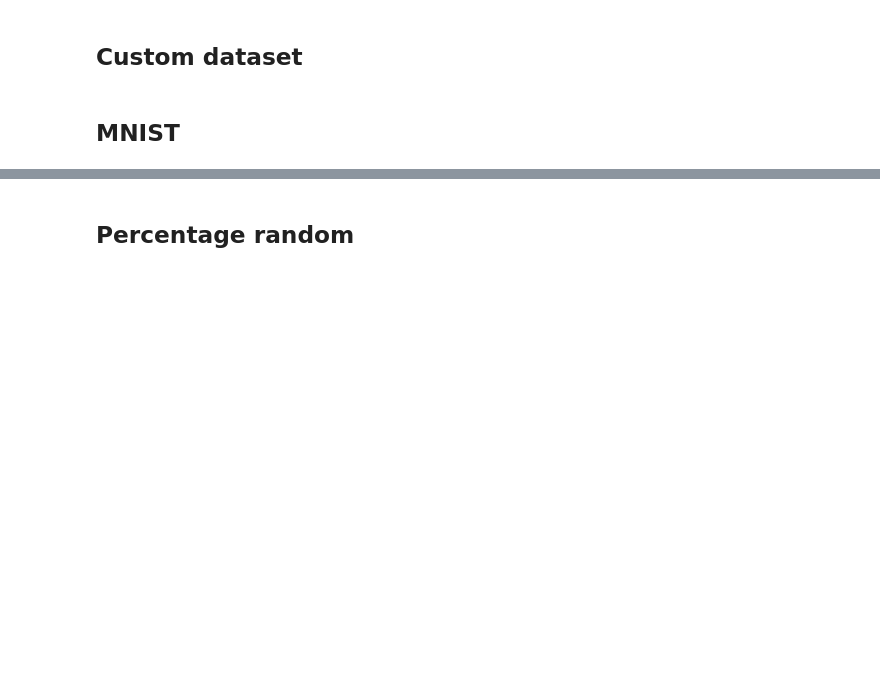
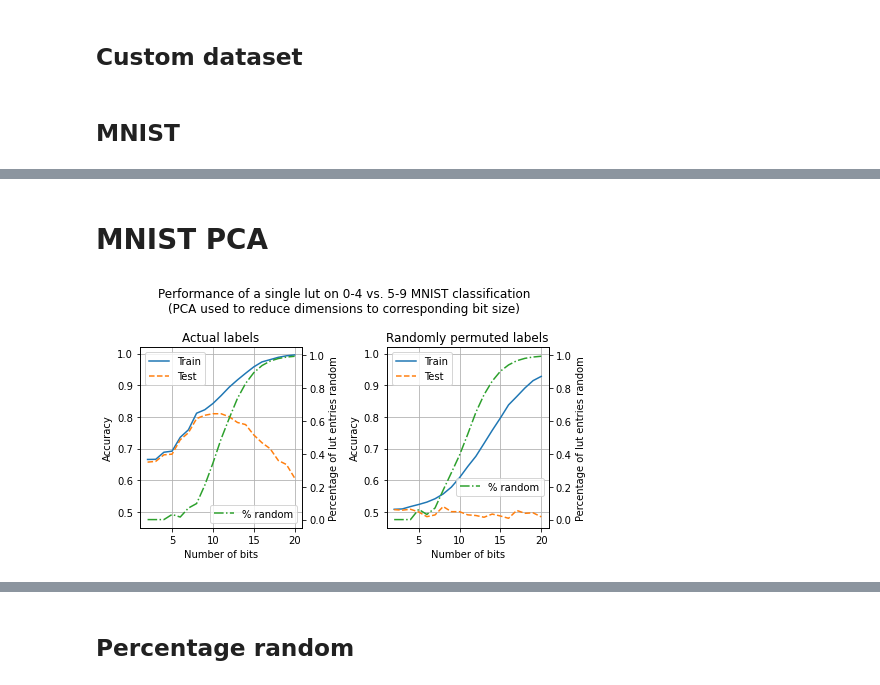
Before and after one commit to texmex76/lut, a Jupyter notebook: lut_experiments.ipynb, the cells around one changed output, grey strips where cells are left out. Cells and saved outputs as stored; diff of their text form; code cells hidden in the pictures; blank space fills up the shorter version.

Commit message:
Add single lut exp slides

```diff
--- a/lut_experiments.ipynb
+++ b/lut_experiments.ipynb
@@ -54,9 +54,18 @@ plt.tight_layout();
 # %% [markdown]
 ## MNIST
 # %%
-data = np.load("MNIST.npz", allow_pickle=True)
+data = np.load("data/lut/MNIST.npz", allow_pickle=True)
 X_ = data["X"]
 y_ = data["y"]
 
 scaler = MinMaxScaler(feature_range=(0, 1))
 X_tf = scaler.fit_transform(X_)
+
+X = (X_tf > 0.5).astype(bool)
+y = (y_ == 0) | (y_ == 1) | (y_ == 2) | (y_ == 3) | (y_ == 4)
+
+X, y = shuffle(X, y, n_samples=10_000, random_state=100)
+
+X_train, X_test, y_train, y_test, = train_test_split(
+    X, y, test_size=0.33, random_state=42, shuffle=False
+)
@@ -79,0 +85,2 @@ print(f"Accuracy on test set: {accuracy_score(preds_test, y_test):.2f}%")
+# %% [markdown]
+# MNIST PCA
@@ -79,0 +131,56 @@ print(f"Accuracy on test set: {accuracy_score(preds_test, y_test):.2f}%")
+# %%
+color_list = [x["color"] for x in plt.rcParams["axes.prop_cycle"]]
+
+fig, axs = plt.subplots(1, 2, figsize=(7, 4))
+
+with open(r"data/lut/single_lut_not_random.pkl", "rb") as f:
+    tmp = pickle.load(f)
+train_acc = tmp[0]
+test_acc = tmp[1]
+rnd = tmp[2]
+range_k = tmp[3]
+
+ax = axs[0]
+ax.plot(range_k, train_acc, label="Train")
+ax.plot(range_k, test_acc, label="Test", ls="--")
+ax.legend()
+ax.grid()
+ax.set_title("Actual labels")
+ax.set_xlabel("Number of bits")
+ax.set_ylabel("Accuracy")
+ax.set_ylim(0.45, 1.02)
+
+ax2 = ax.twinx()
+ax2.plot(range_k, rnd, label="% random", c=color_list[2], ls="-.")
+ax2.legend(loc="lower right")
+ax2.set_ylabel("Percentage of lut entries random")
+ax2.set_ylim(-0.05, 1.05)
+
+with open(r"data/lut/single_lut_random.pkl", "rb") as f:
+    tmp = pickle.load(f)
+train_acc = tmp[0]
+test_acc = tmp[1]
+rnd = tmp[2]
+range_k = tmp[3]
+
+ax = axs[1]
+ax.plot(range_k, train_acc, label="Train")
+ax.plot(range_k, test_acc, label="Test", ls="--")
+ax.legend()
+ax.set_title("Randomly permuted labels")
+ax.set_xlabel("Number of bits")
+ax.set_ylabel("Accuracy")
+ax.set_ylim(0.45, 1.02)
+ax.grid()
+
+ax2 = ax.twinx()
+ax2.set_ylabel("Percentage of lut entries random")
+ax2.plot(range_k, rnd, label="% random", c=color_list[2], ls="-.")
+ax2.legend(loc="lower right", bbox_to_anchor=(1, .15))
+ax2.set_ylim(-0.05, 1.05)
+
+plt.suptitle("Performance of a single lut on 0-4 vs. 5-9 MNIST classification\n(PCA used to reduce dimensions to corresponding bit size)")
+
+plt.tight_layout();
+# %% [output]
+[figure, added]
```
Also changed, not shown: parts of 6 cells of this notebook, 8 other files.
